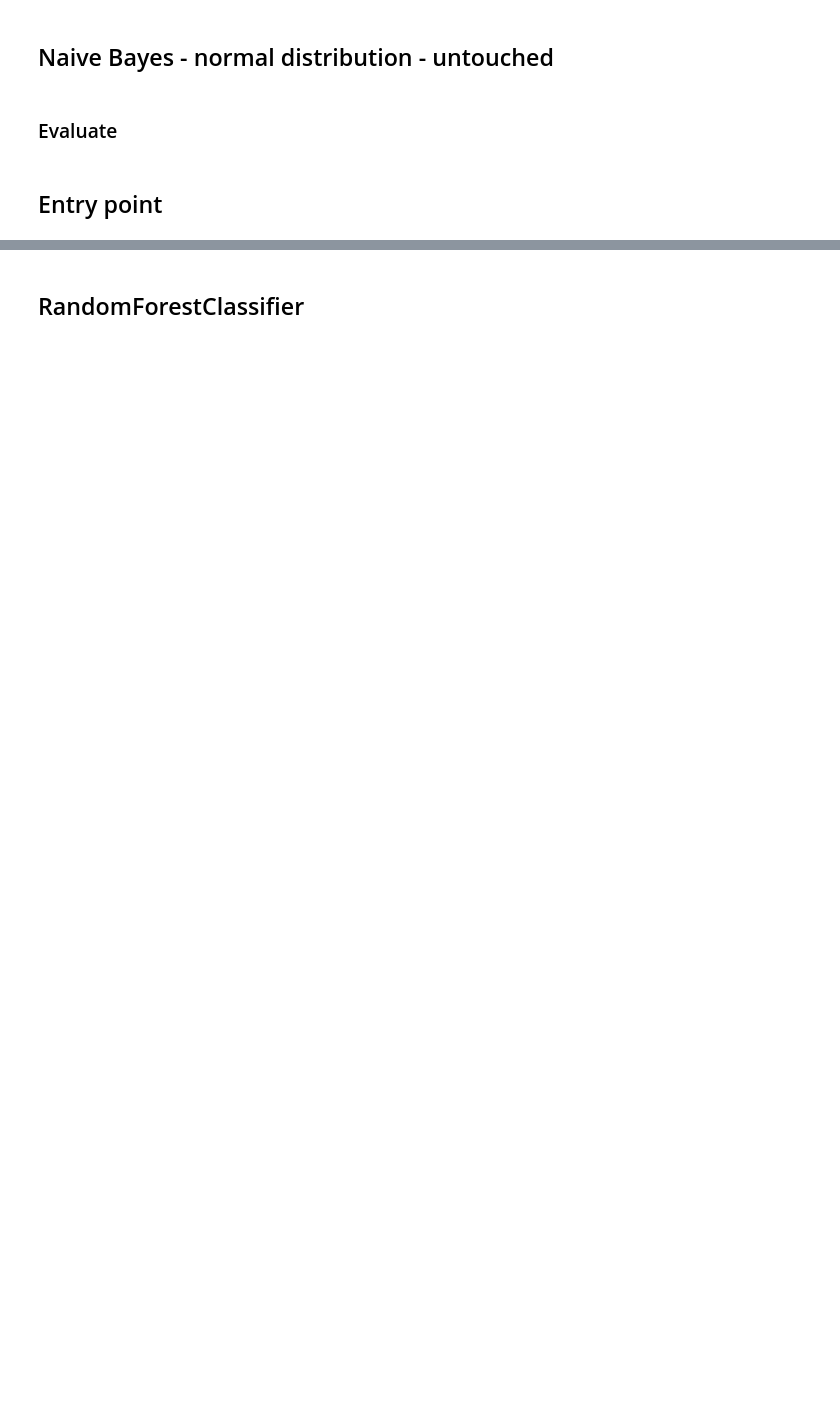
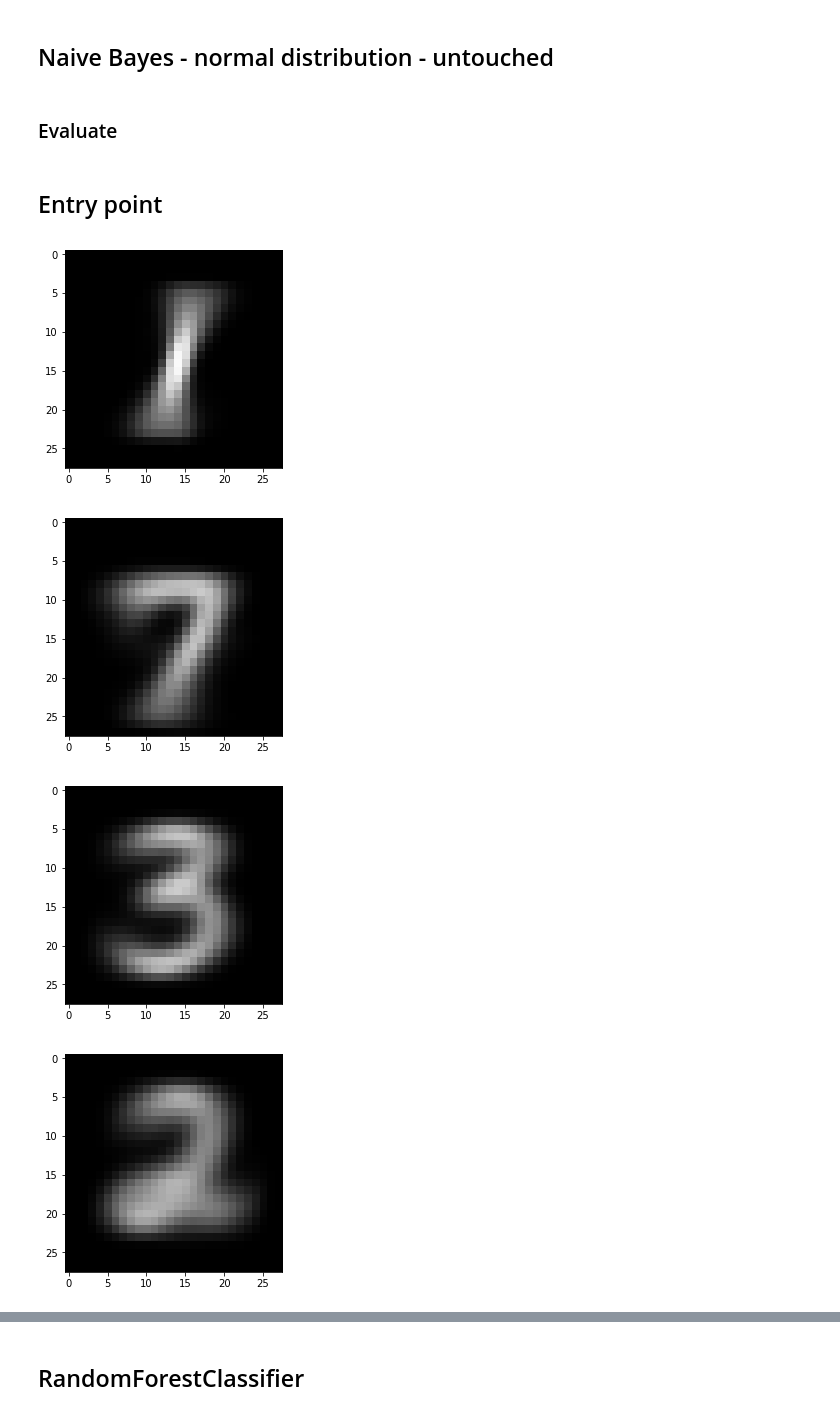
Before and after one commit to qingemeng/cs498-applied-machine-learning, a Jupyter notebook: hw1.2.ipynb, the cells around one changed output, grey strips where cells are left out. Cells and saved outputs as stored; diff of their text form; code cells hidden in the pictures; blank space fills up the shorter version.

```diff
--- a/hw1.2.ipynb
+++ b/hw1.2.ipynb
@@ -73,6 +72,14 @@ def stretch_image(ori_image):
 def stretch_images(ori_images):
     print("Stretch images")
     return ori_images.progress_apply(stretch_image, axis=1)
+# %%
+def plot_mean_images(label_params):
+    for index, p_train_label in p_train_labels.iterrows():
+        params = label_params.loc[p_train_label['label'], :]
+        means = params.loc[0]*255
+        img = Image.fromarray(np.array(means).reshape(28, 28).astype('uint8'))
+        plt.imshow(img)
+        plt.show()
 # %%
 train_strech = stretch_images(train_images)
 test_strech = stretch_images(test_images)
@@ -138,7 +145,7 @@ def calculate_accuracy(actual, predicts):
 # %% [markdown]
 ## Entry point
 # %%
-def accuracy(distribution, stretched):
+def accuracy(distribution, stretched, is_ploting_images=False):
     train_set = train_images
     test_set = test_images
     if(stretched):
@@ -149,6 +156,10 @@ def accuracy(distribution, stretched):
     label_params = train_df.groupby(['label']).apply(lambda x: get_params(x, distribution))
     if(distribution == 'gaussian'):
         assert label_params.shape == (20, 784)
+        if(stretched == False and is_ploting_images):
+            plot_mean_images(label_params)
+            return
+
     if(distribution == 'bernoulli'):
         assert label_params.shape == (10, 784)
 
@@ -157,3 +168,10 @@ def accuracy(distribution, stretched):
     predicts_test = test_set.progress_apply(predict, args=(label_params, distribution, ), axis=1)
 
     return (calculate_accuracy(np.array(train_labels), np.array(predicts_train)), calculate_accuracy(np.array(test_labels), np.array(predicts_test)))
+# %%
+accuracy_norm_origin = accuracy('gaussian', False, is_ploting_images=True)
+# %% [output]
+[figure, added]
+[figure, added]
+[figure, added]
+[figure, added]
```
Also changed, not shown: parts of 5 cells of this notebook, 2 other files.
